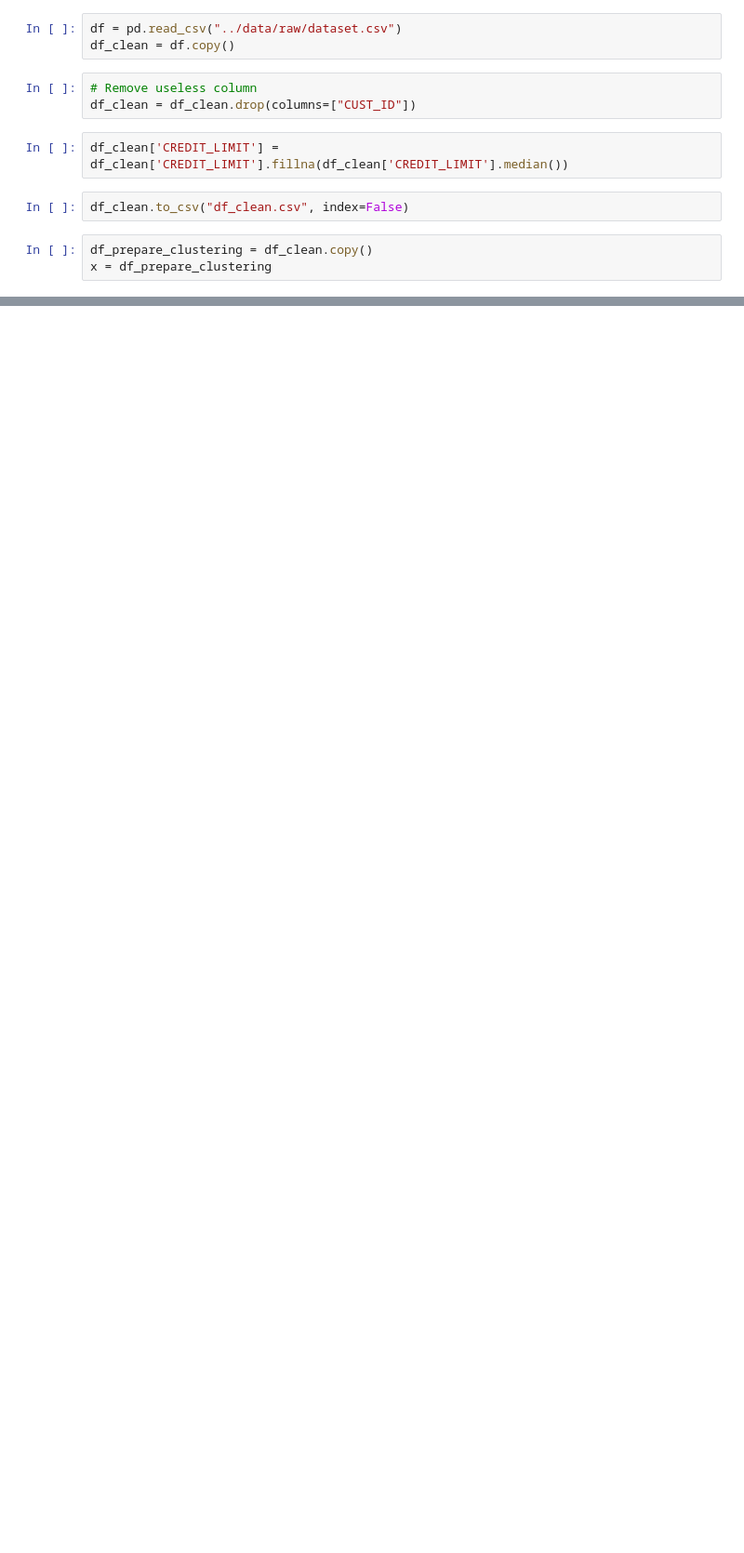
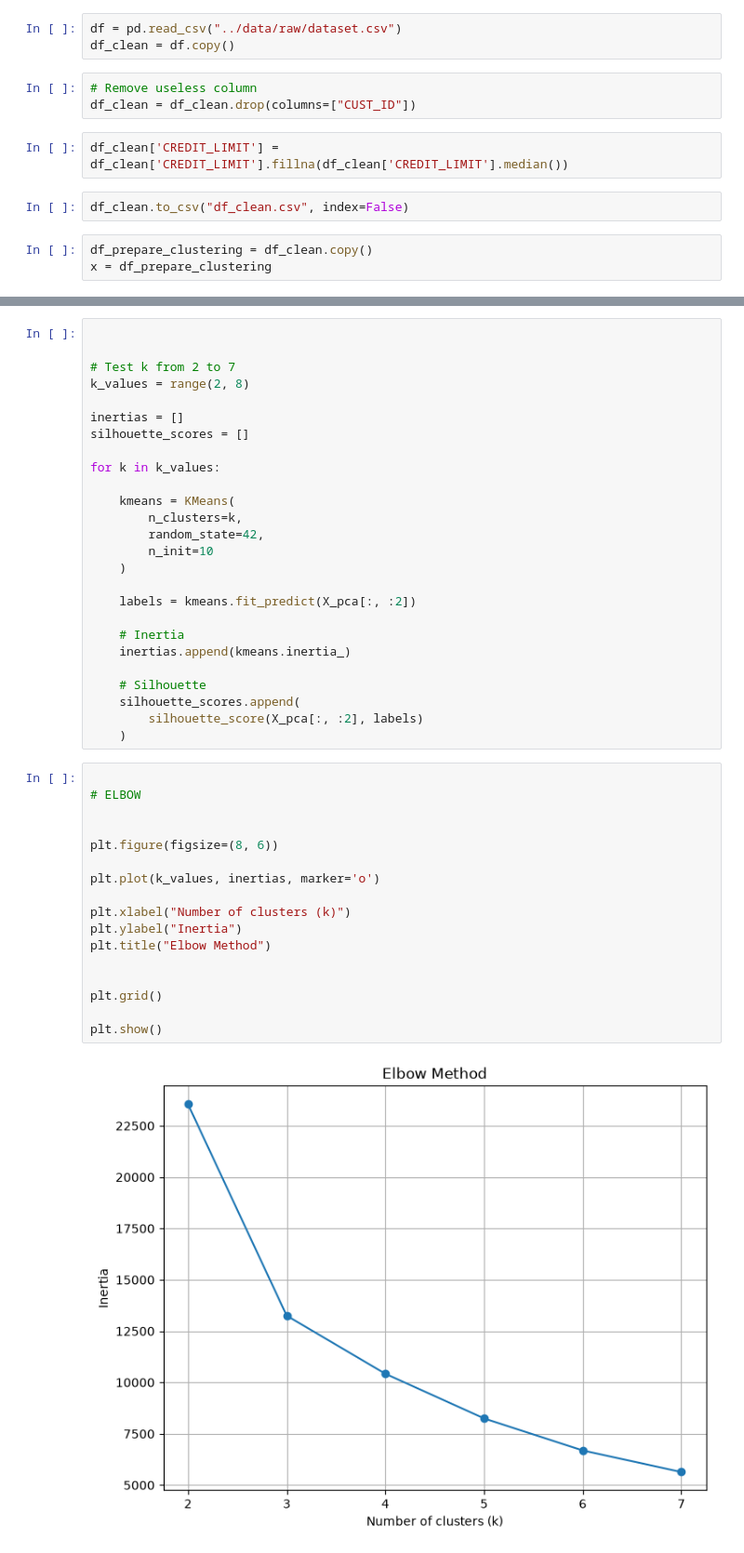
Before and after one commit to d-anasx/segmentation_clients, a Jupyter notebook: notebooks/02_cleaning.ipynb, the cells around one changed output, grey strips where cells are left out. Shown at 93% size. Drawn from its saved outputs; the diff is of its cells as text; blank space fills up the shorter version.

```diff
--- a/notebooks/02_cleaning.ipynb
+++ b/notebooks/02_cleaning.ipynb
@@ -79,0 +127,45 @@ array([[-1.20521818, -0.11353236, -0.98708958, ..., -0.93073294,
+# %%
+
+
+# Test k from 2 to 7
+k_values = range(2, 8)
+
+inertias = []
+silhouette_scores = []
+
+for k in k_values:
+
+    kmeans = KMeans(
+        n_clusters=k,
+        random_state=42,
+        n_init=10
+    )
+
+    labels = kmeans.fit_predict(X_pca[:, :2])
+
+    # Inertia
+    inertias.append(kmeans.inertia_)
+
+    # Silhouette
+    silhouette_scores.append(
+        silhouette_score(X_pca[:, :2], labels)
+    )
+# %%
+
+# ELBOW
+
+
+plt.figure(figsize=(8, 6))
+
+plt.plot(k_values, inertias, marker='o')
+
+plt.xlabel("Number of clusters (k)")
+plt.ylabel("Inertia")
+plt.title("Elbow Method")
+
+
+plt.grid()
+
+plt.show()
+# %% [output]
+[figure, added]
```
Also changed, not shown: parts of 10 cells of this notebook, 1 other file.
